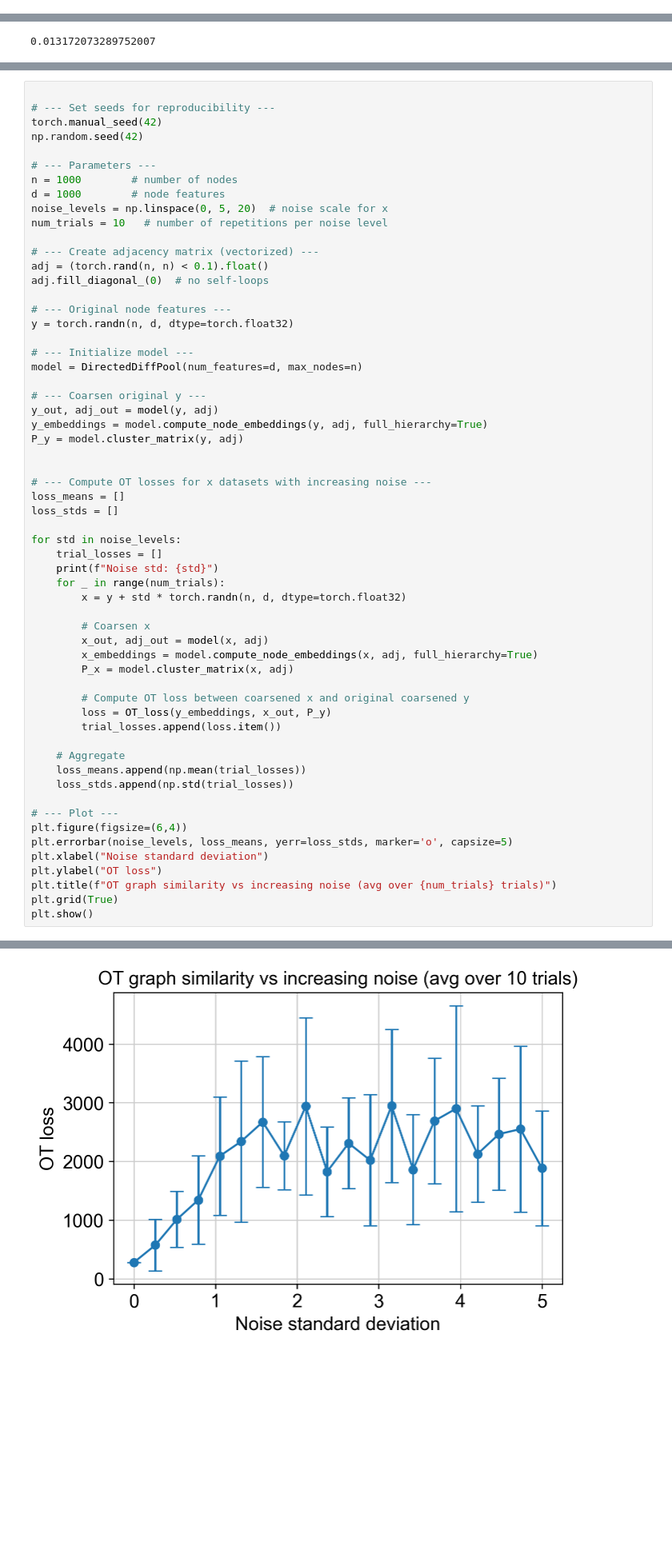
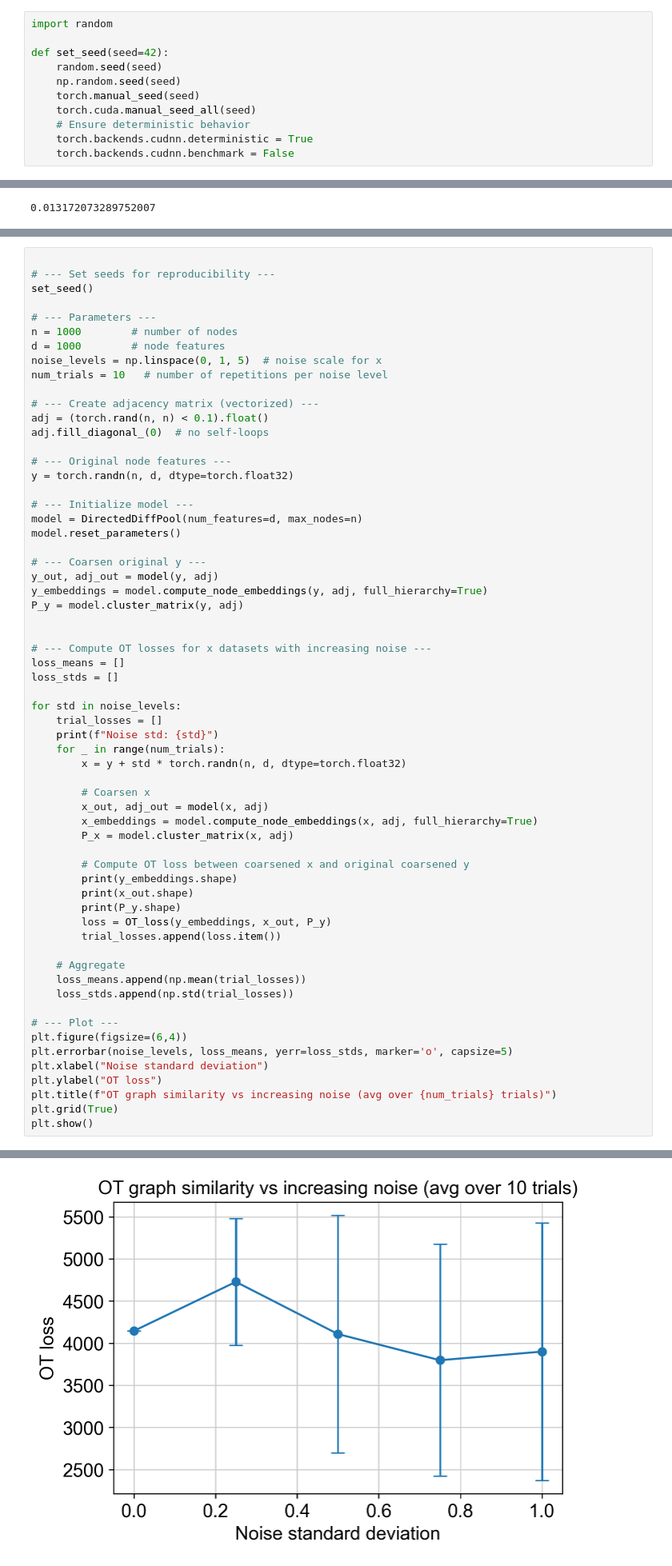
Before and after one commit to AbhiSundaram01/TraVeLer, a Jupyter notebook: sw_.ipynb, the cells around one changed output, grey strips where cells are left out. Shown at 80% size. Drawn from its saved outputs; the diff is of its cells as text; blank space fills up the shorter version.

Commit message:
Stabilising model updates + experiments

```diff
--- a/sw_.ipynb
+++ b/sw_.ipynb
@@ -171,6 +171,17 @@ Filtered out 22142 genes that are detected 20 counts (shared).
 Normalized count data: X, spliced, unspliced.
 Extracted 2000 highly variable genes.
 Logarithmized X.
+# %%
+import random
+
+def set_seed(seed=42):
+    random.seed(seed)
+    np.random.seed(seed)
+    torch.manual_seed(seed)
+    torch.cuda.manual_seed_all(seed)
+    # Ensure deterministic behavior
+    torch.backends.cudnn.deterministic = True
+    torch.backends.cudnn.benchmark = False
 # %%
 from models import DiffPool, DirectedDiffPool
 import numpy as np
@@ -516,13 +533,12 @@ Swap prob: 1.0
 # %%
 
 # --- Set seeds for reproducibility ---
-torch.manual_seed(42)
-np.random.seed(42)
+set_seed()
 
 # --- Parameters ---
 n = 1000        # number of nodes
 d = 1000        # node features
-noise_levels = np.linspace(0, 5, 20)  # noise scale for x
+noise_levels = np.linspace(0, 1, 5)  # noise scale for x
 num_trials = 10   # number of repetitions per noise level
 
 # --- Create adjacency matrix (vectorized) ---
@@ -534,6 +550,7 @@ y = torch.randn(n, d, dtype=torch.float32)
 
 # --- Initialize model ---
 model = DirectedDiffPool(num_features=d, max_nodes=n)
+model.reset_parameters()
 
 # --- Coarsen original y ---
 y_out, adj_out = model(y, adj)
@@ -557,6 +574,9 @@ for std in noise_levels:
         P_x = model.cluster_matrix(x, adj)
 
         # Compute OT loss between coarsened x and original coarsened y
+        print(y_embeddings.shape)
+        print(x_out.shape)
+        print(P_y.shape)
         loss = OT_loss(y_embeddings, x_out, P_y)
         trial_losses.append(loss.item())
 
@@ -596 +613 @@ Noise std: 5.0
-[figure, old version]
+[figure, new version]
```
Also changed, not shown: parts of 16 cells of this notebook, 14 other files.
